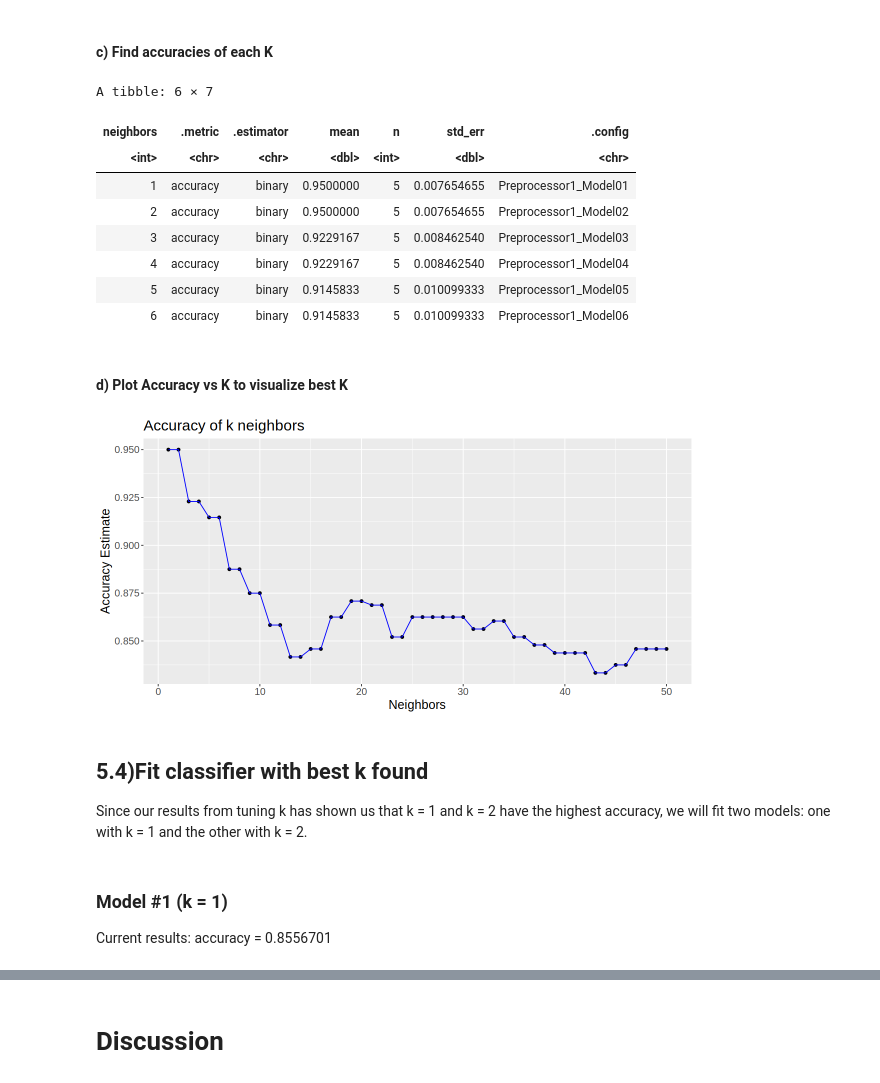
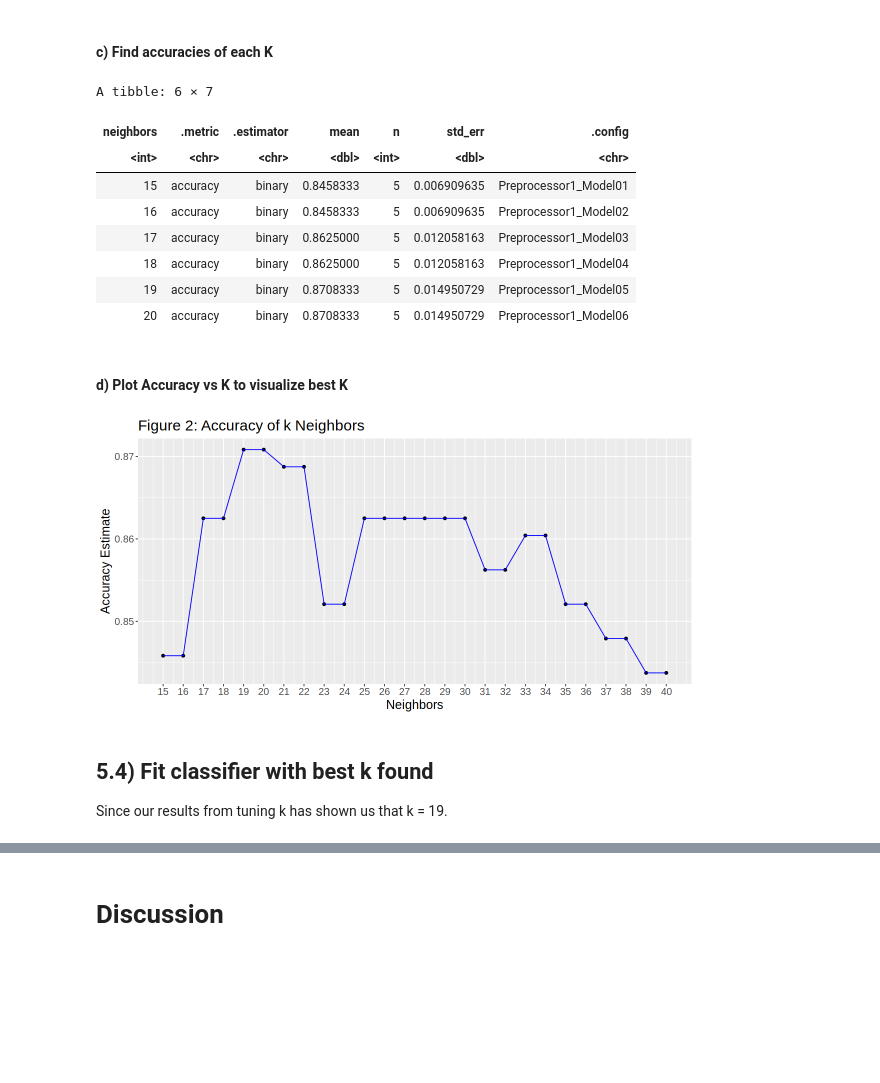
Before and after one commit to wmma2/group_18_project, a Jupyter notebook: Final_report.ipynb, the cells around one changed output, grey strips where cells are left out. Drawn from its saved outputs; the diff is of its cells as text; code cells hidden in the pictures; blank space fills up the shorter version.

```diff
--- a/Final_report.ipynb
+++ b/Final_report.ipynb
@@ -308,7 +313,7 @@ Computational engine: kknn
 #### **c) Find accuracies of each K**
 # %%
 #Create tibble with 1-25 K's
-k_vals <- tibble(neighbors = seq(from = 1, to = 50))
+k_vals <- tibble(neighbors = seq(from = 15, to = 40))
 
 #Apply this into a workflow
 knn_results <- workflow() |>
@@ -325,28 +330,26 @@ head(accuracies)
 A tibble: 6 × 7
 | neighbors | .metric | .estimator | mean | n | std_err | .config |
 | <int> | <chr> | <chr> | <dbl> | <int> | <dbl> | <chr> |
-| 1 | accuracy | binary | 0.9500000 | 5 | 0.007654655 | Preprocessor1_Model01 |
-| 2 | accuracy | binary | 0.9500000 | 5 | 0.007654655 | Preprocessor1_Model02 |
-| 3 | accuracy | binary | 0.9229167 | 5 | 0.008462540 | Preprocessor1_Model03 |
-| 4 | accuracy | binary | 0.9229167 | 5 | 0.008462540 | Preprocessor1_Model04 |
-| 5 | accuracy | binary | 0.9145833 | 5 | 0.010099333 | Preprocessor1_Model05 |
-| 6 | accuracy | binary | 0.9145833 | 5 | 0.010099333 | Preprocessor1_Model06 |
+| 15 | accuracy | binary | 0.8458333 | 5 | 0.006909635 | Preprocessor1_Model01 |
+| 16 | accuracy | binary | 0.8458333 | 5 | 0.006909635 | Preprocessor1_Model02 |
+| 17 | accuracy | binary | 0.8625000 | 5 | 0.012058163 | Preprocessor1_Model03 |
+| 18 | accuracy | binary | 0.8625000 | 5 | 0.012058163 | Preprocessor1_Model04 |
+| 19 | accuracy | binary | 0.8708333 | 5 | 0.014950729 | Preprocessor1_Model05 |
+| 20 | accuracy | binary | 0.8708333 | 5 | 0.014950729 | Preprocessor1_Model06 |
 # %% [markdown]
 #### **d) Plot Accuracy vs K to visualize best K**
 # %%
 accuracy_vs_k <- ggplot(accuracies, aes(x = neighbors, y = mean)) +
     geom_point() +
     geom_line(color = 'blue') +
     labs(x = "Neighbors", y = "Accuracy Estimate") +
-    ggtitle('Accuracy of k neighbors') +
+    ggtitle('Figure 2: Accuracy of k Neighbors') +
+    scale_x_continuous(breaks = seq(15, 40, by = 1)) +
     theme(text = element_text(size = 15))
 accuracy_vs_k
 # %% [output]
-[figure, old version]
+[figure, new version]
 # %% [markdown]
-## **5.4)Fit classifier with best k found**
+## **5.4) Fit classifier with best k found**
 
-Since our results from tuning k has shown us that k = 1 and k = 2 have the highest accuracy, we will fit two models: one with k = 1 and the other with k = 2.
+Since our results from tuning k has shown us that k = 19.
-# %% [markdown]
-### **Model #1 (k = 1)**
-Current results: accuracy = 0.8556701
```
Also changed, not shown: parts of 11 cells of this notebook.
